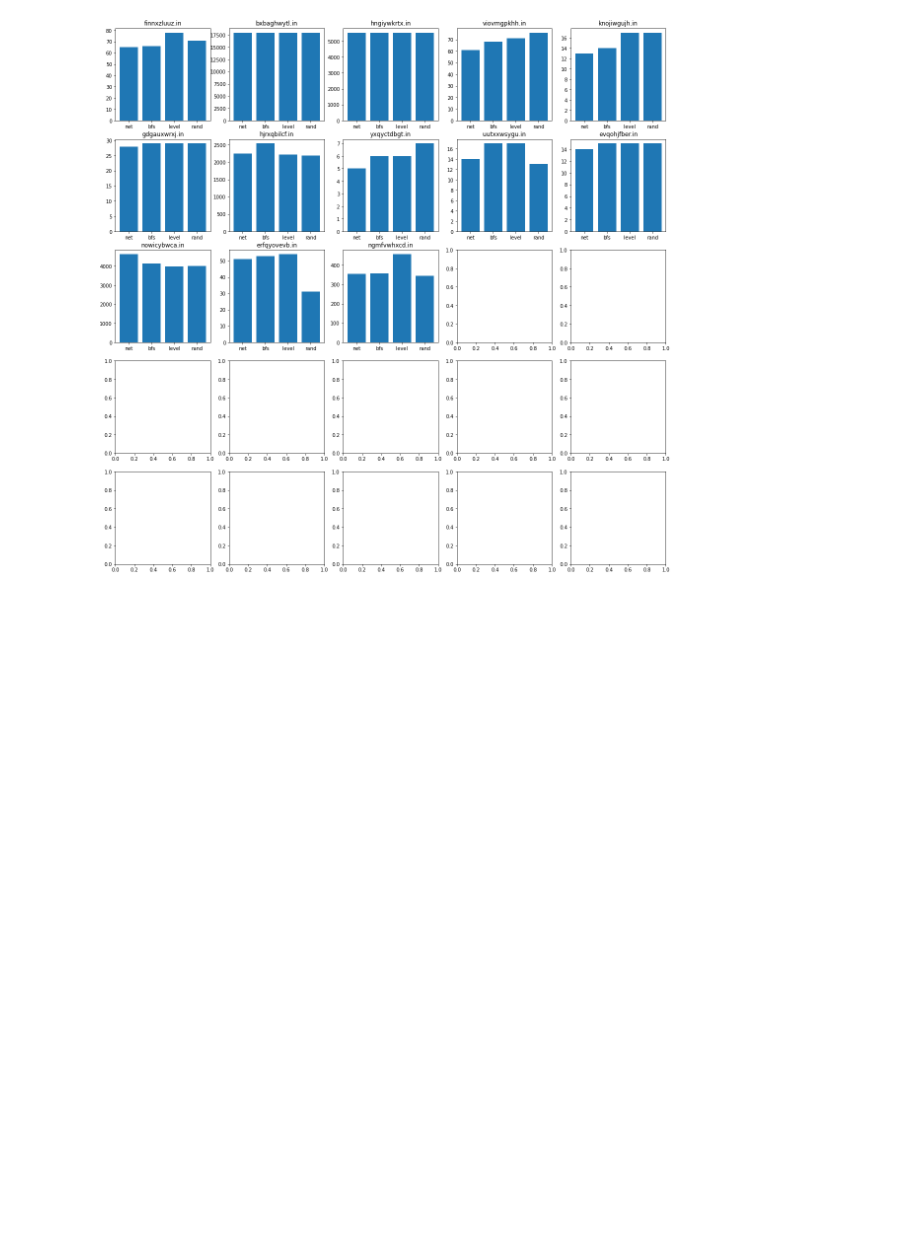
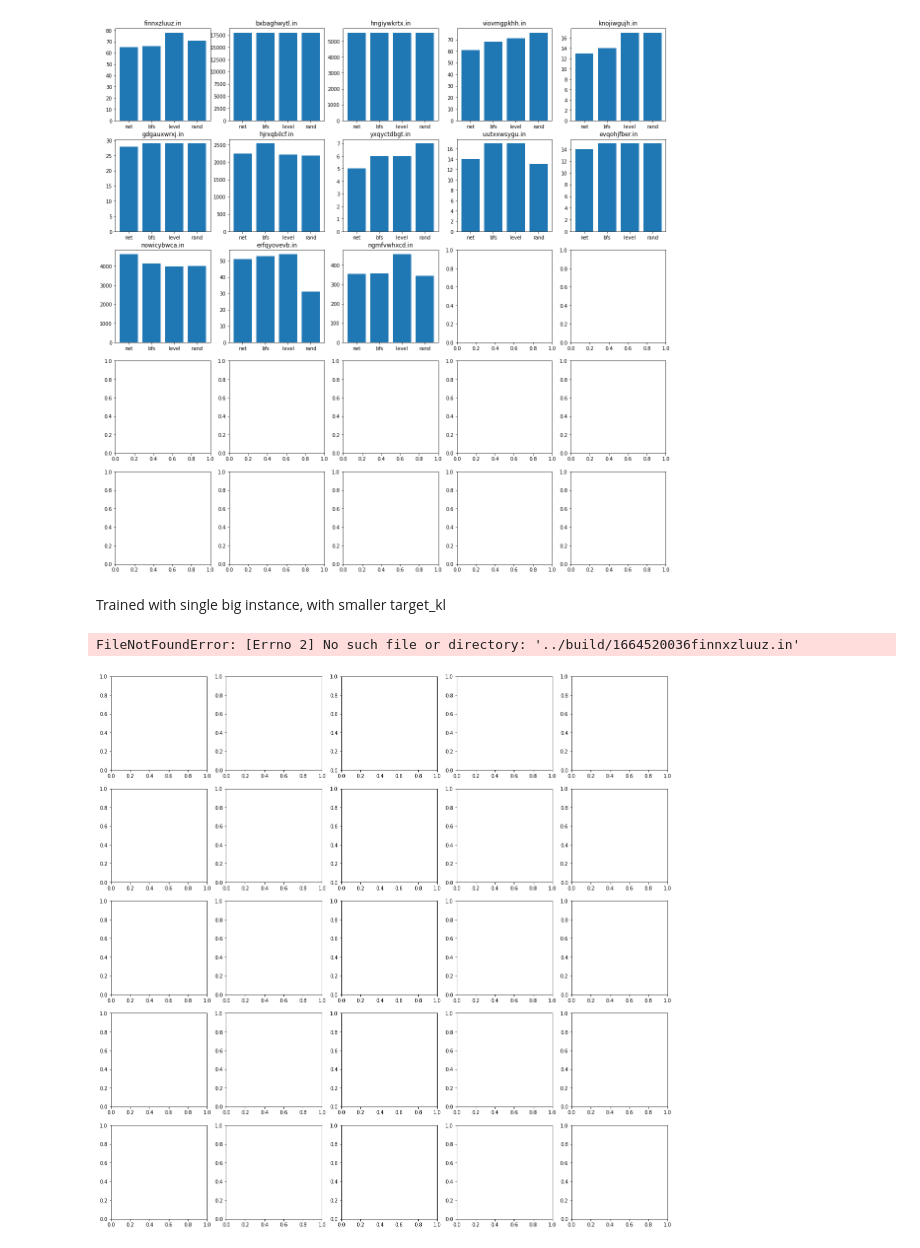
Before and after one commit to ianlienfa/BBGym-RL, a Jupyter notebook: src/eval.ipynb, the cells around one changed output. Cells and saved outputs as stored; diff of their text form; code cells hidden in the pictures; blank space fills up the shorter version.

```diff
--- a/src/eval.ipynb
+++ b/src/eval.ipynb
@@ -186,3 +193,11 @@ test_directory_path = "../build/1664176855/"
 testing(test_directory_path)
 # %% [output]
 [figure]
+# %% [markdown]
+Trained with single big instance, with smaller target_kl
+# %%
+test_directory_path = "../build/1664520036/"
+testing(test_directory_path)
+# %% [output]
+FileNotFoundError: [Errno 2] No such file or directory: '../build/1664520036finnxzluuz.in'
+[figure, added]
```
Also changed, not shown: parts of 2 cells of this notebook, 6 other files.
